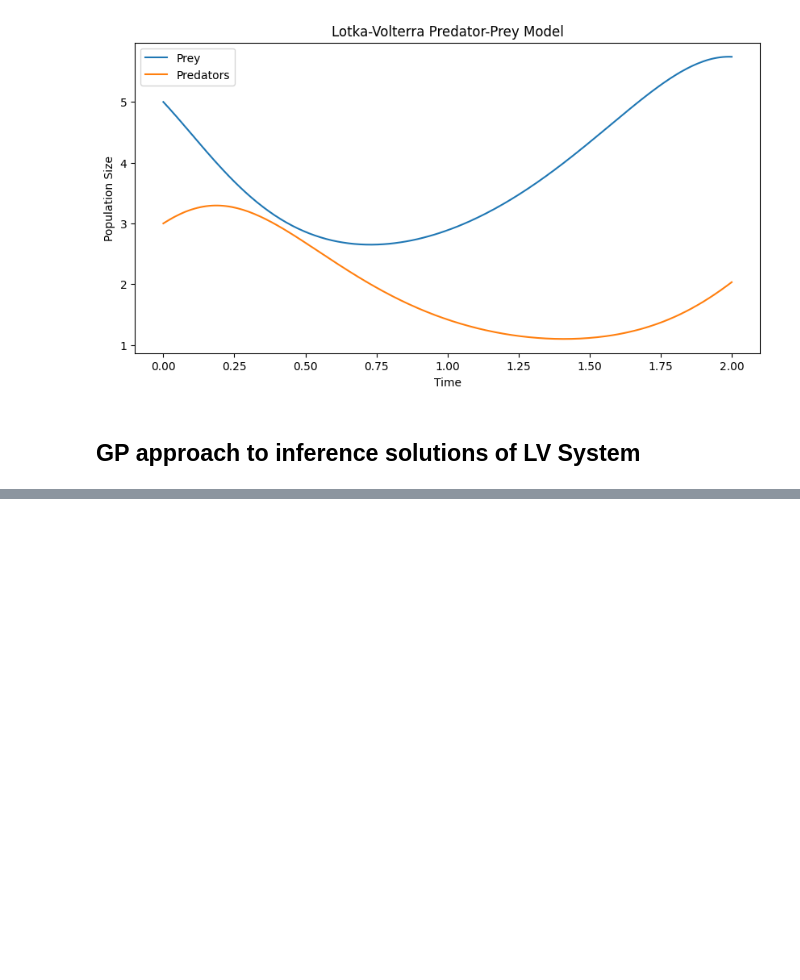
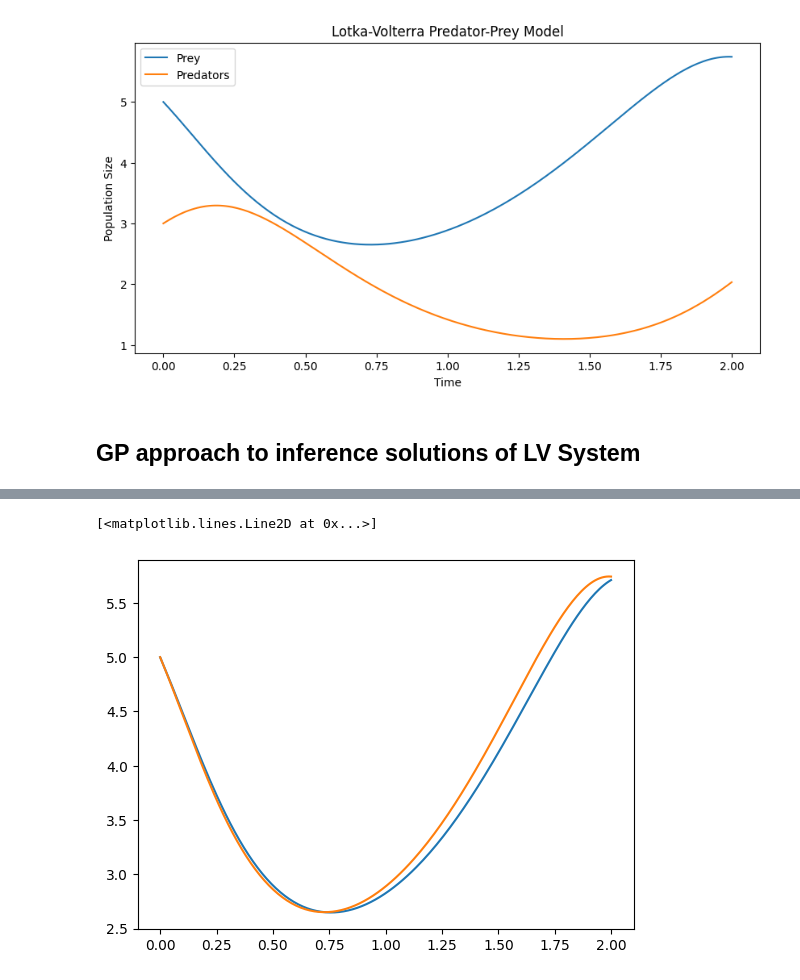
Before and after one commit to betochalo/Bayesian_project, a Jupyter notebook: JupyterNotebooks/InferencePS_NM.ipynb, the cells around one changed output, grey strips where cells are left out. Drawn from its saved outputs; the diff is of its cells as text; code cells hidden in the pictures; blank space fills up the shorter version.

```diff
--- a/JupyterNotebooks/InferencePS_NM.ipynb
+++ b/JupyterNotebooks/InferencePS_NM.ipynb
@@ -185,0 +189,10 @@ plt.show()
+# %%
+a = 0
+b = 2
+N = 1000
+ND = 200
+la = 2*(b-a) / (N-1)
+alpha = N
+u0 = np.array([[5, 3]]).T # [5, 3]
+p = np.array([[2.0, 1.0, 4.0, 1.0]]).T # [2, 1, 4, 1]
+t1 = np.reshape(np.linspace(a, b, ND), (1, ND)).T
@@ -185,0 +203,9 @@ plt.show()
+# %%
+def lotka_volterra(u, p):
+    f1 = p[0, 0] * u[0, 0] - p[1, 0] * u[0, 0] * u[1, 0]
+    f2 = p[3, 0] * u[0, 0] * u[1, 0] - p[2, 0] * u[1, 0]
+    f = np.array([[f1, f2]])
+    return f
+# %%
+M, C = gp1.gp_odes(a, b, ND, N, la, alpha, lotka_volterra, u0, p, t1)
+print(M)
@@ -185,0 +230,7 @@ plt.show()
+# %%
+t2 = np.linspace(a, b, ND)
+plt.plot(t2, M[:, 0])
+plt.plot(t, solution[:, 0])
+# %% [output]
+[<matplotlib.lines.Line2D at 0x...>]
+[figure, added]
```
Also changed, not shown: parts of 14 cells of this notebook.
